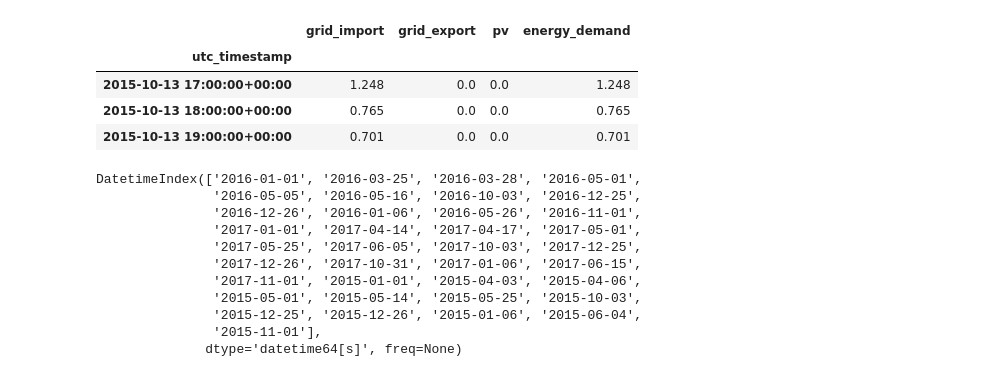
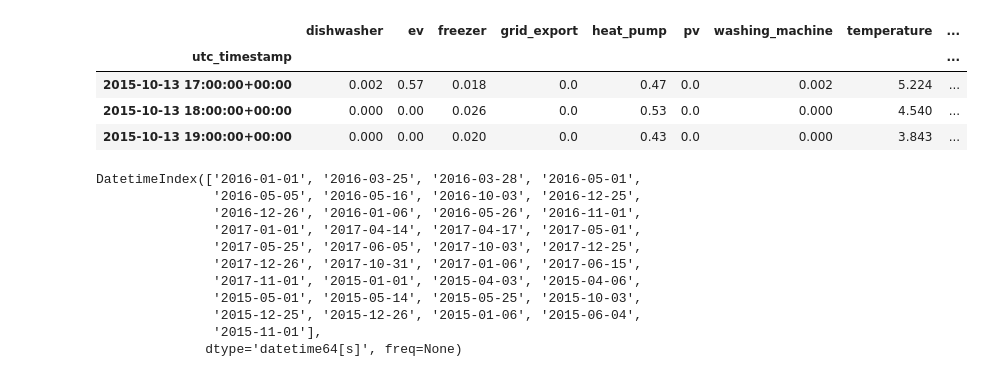
Before and after one commit to JoannaKusy/ML_for_Data_Analytics_Project, a Jupyter notebook: notebooks/02_feature_engineering.ipynb, the cells around one changed output. Saved outputs shown, nothing was run; the diff lists cells and outputs as text; code cells hidden in the pictures.

Commit message:
drop refrigerator, feature engineering with new target, save full data to csv

```diff
--- a/notebooks/02_feature_engineering.ipynb
+++ b/notebooks/02_feature_engineering.ipynb
@@ -7,28 +7,19 @@ from astral import LocationInfo # for defining location for sunrise/sunset calcu
 # %%
 cwd = os.getcwd()
 
 parent_dir = os.path.dirname(cwd)
-data_dir = os.path.join(parent_dir, 'data/raw')
-household_data_path = os.path.join(data_dir, 'opsd-household_data-2020-04-15/household_data_60min_singleindex.csv')
-household_data = pd.read_csv(household_data_path, index_col=0, parse_dates=True)
+residential4_data_path = os.path.join(parent_dir, 'data/raw/residential4_merged.csv')
+residential4_data = pd.read_csv(residential4_data_path, index_col=0, parse_dates=True)
 
-household_data.columns = household_data.columns.str.replace('DE_KN_', '', regex=False)
-residential4_data = household_data.filter(regex='^residential4_')
-residential4_data.columns = residential4_data.columns.str.replace('residential4_', '', regex=False)
-start_date = pd.Timestamp('2015-10-13 16:00:00', tz='UTC')
-end_date = pd.Timestamp('2017-03-06 14:00:00', tz='UTC')
-residential4_data = residential4_data[['grid_import', 'grid_export', 'pv']]
-residential4_data = residential4_data.loc[start_date:end_date]
-residential4_data = residential4_data.diff().iloc[1:]
-residential4_data['energy_demand'] = residential4_data['grid_import'] + residential4_data['pv'] - residential4_data['grid_export']
-
+residential4_data['energy_demand'] = residential4_data['grid_import']
+residential4_data = residential4_data.drop(columns=['grid_import'])
 residential4_data.head(3)
 # %% [output]
-|  | grid_import | grid_export | pv | energy_demand |
-| utc_timestamp |  |  |  |  |
-| 2015-10-13 17:00:00+00:00 | 1.248 | 0.0 | 0.0 | 1.248 |
-| 2015-10-13 18:00:00+00:00 | 0.765 | 0.0 | 0.0 | 0.765 |
-| 2015-10-13 19:00:00+00:00 | 0.701 | 0.0 | 0.0 | 0.701 |
+|  | dishwasher | ev | freezer | grid_export | heat_pump | pv | washing_machine | temperature | ... |
+| utc_timestamp |  |  |  |  |  |  |  |  | ... |
+| 2015-10-13 17:00:00+00:00 | 0.002 | 0.57 | 0.018 | 0.0 | 0.47 | 0.0 | 0.002 | 5.224 | ... |
+| 2015-10-13 18:00:00+00:00 | 0.000 | 0.00 | 0.026 | 0.0 | 0.53 | 0.0 | 0.000 | 4.540 | ... |
+| 2015-10-13 19:00:00+00:00 | 0.000 | 0.00 | 0.020 | 0.0 | 0.43 | 0.0 | 0.000 | 3.843 | ... |
 # %%
 data = residential4_data[['energy_demand']].copy()
 # %%
```
Also changed, not shown: parts of 5 cells of this notebook, 1 other file.
